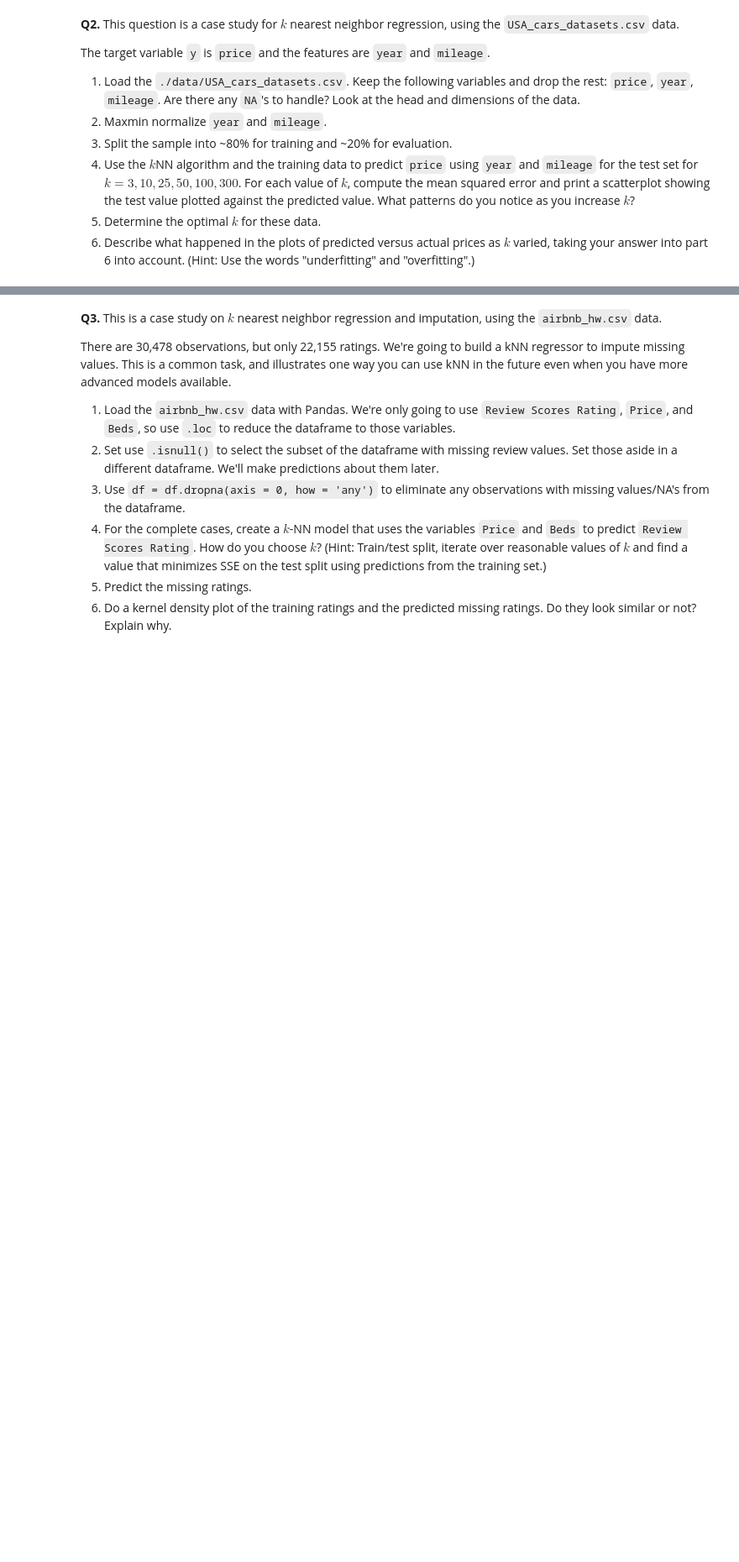
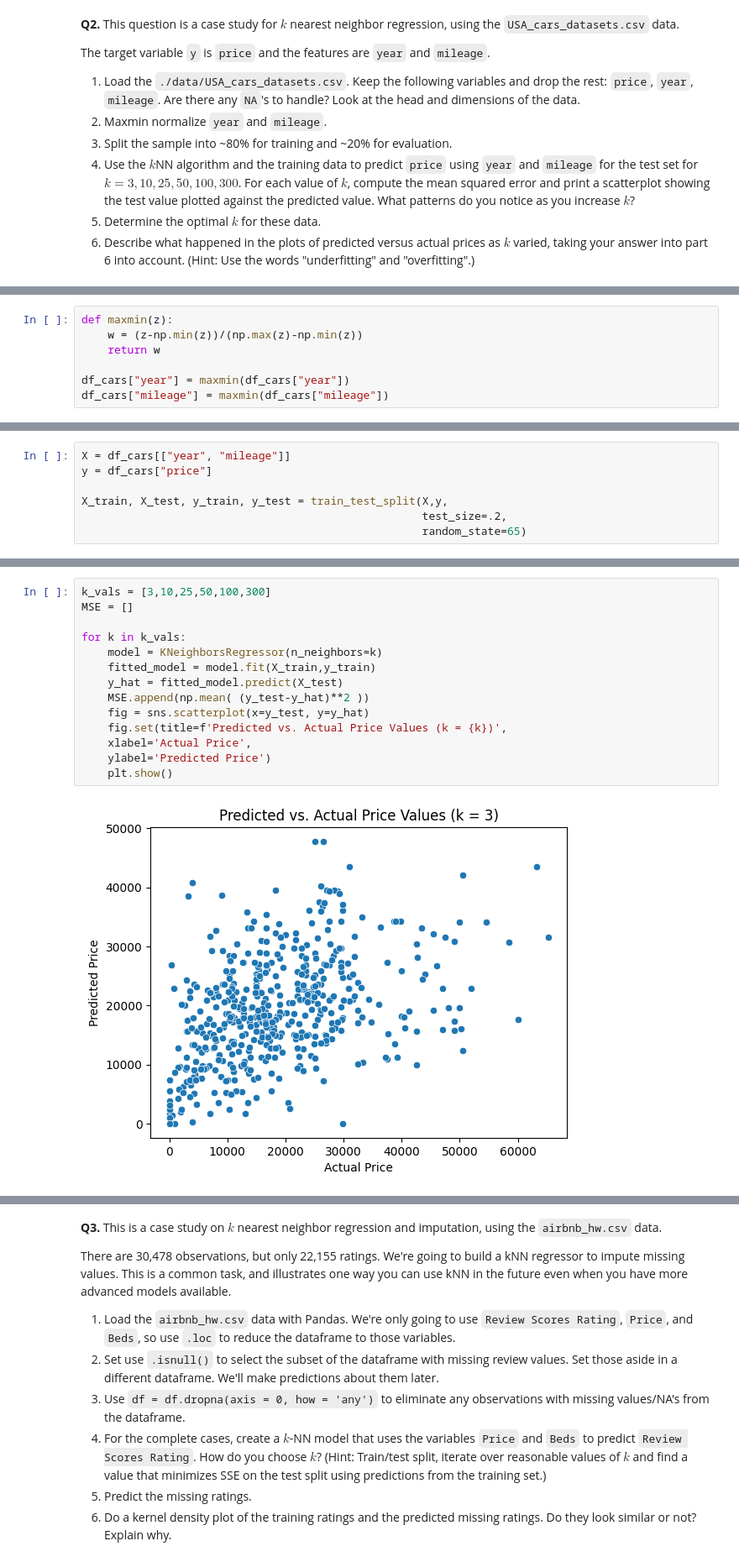
Before and after one commit to Jonuhthan/knn_assignment, a Jupyter notebook: assignment_knn.ipynb, the cells around one changed output, grey strips where cells are left out. Shown at 84% size. Saved outputs shown, nothing was run; the diff lists cells and outputs as text; blank space fills up the shorter version.

```diff
--- a/assignment_knn.ipynb
+++ b/assignment_knn.ipynb
@@ -43,0 +78,7 @@ The target variable `y` is `price` and the features are `year` and `mileage`.
+# %%
+def maxmin(z):
+    w = (z-np.min(z))/(np.max(z)-np.min(z))
+    return w
+
+df_cars["year"] = maxmin(df_cars["year"])
+df_cars["mileage"] = maxmin(df_cars["mileage"])
@@ -43,0 +87,7 @@ The target variable `y` is `price` and the features are `year` and `mileage`.
+# %%
+X = df_cars[["year", "mileage"]]
+y = df_cars["price"]
+
+X_train, X_test, y_train, y_test = train_test_split(X,y,
+                                                    test_size=.2,
+                                                    random_state=65)
@@ -43,0 +97,16 @@ The target variable `y` is `price` and the features are `year` and `mileage`.
+# %%
+k_vals = [3,10,25,50,100,300]
+MSE = []
+
+for k in k_vals:
+    model = KNeighborsRegressor(n_neighbors=k)
+    fitted_model = model.fit(X_train,y_train)
+    y_hat = fitted_model.predict(X_test)
+    MSE.append(np.mean( (y_test-y_hat)**2 ))
+    fig = sns.scatterplot(x=y_test, y=y_hat)
+    fig.set(title=f'Predicted vs. Actual Price Values (k = {k})',
+    xlabel='Actual Price',
+    ylabel='Predicted Price')
+    plt.show()
+# %% [output]
+[figure, added]
```
Also changed, not shown: parts of 9 cells of this notebook.
